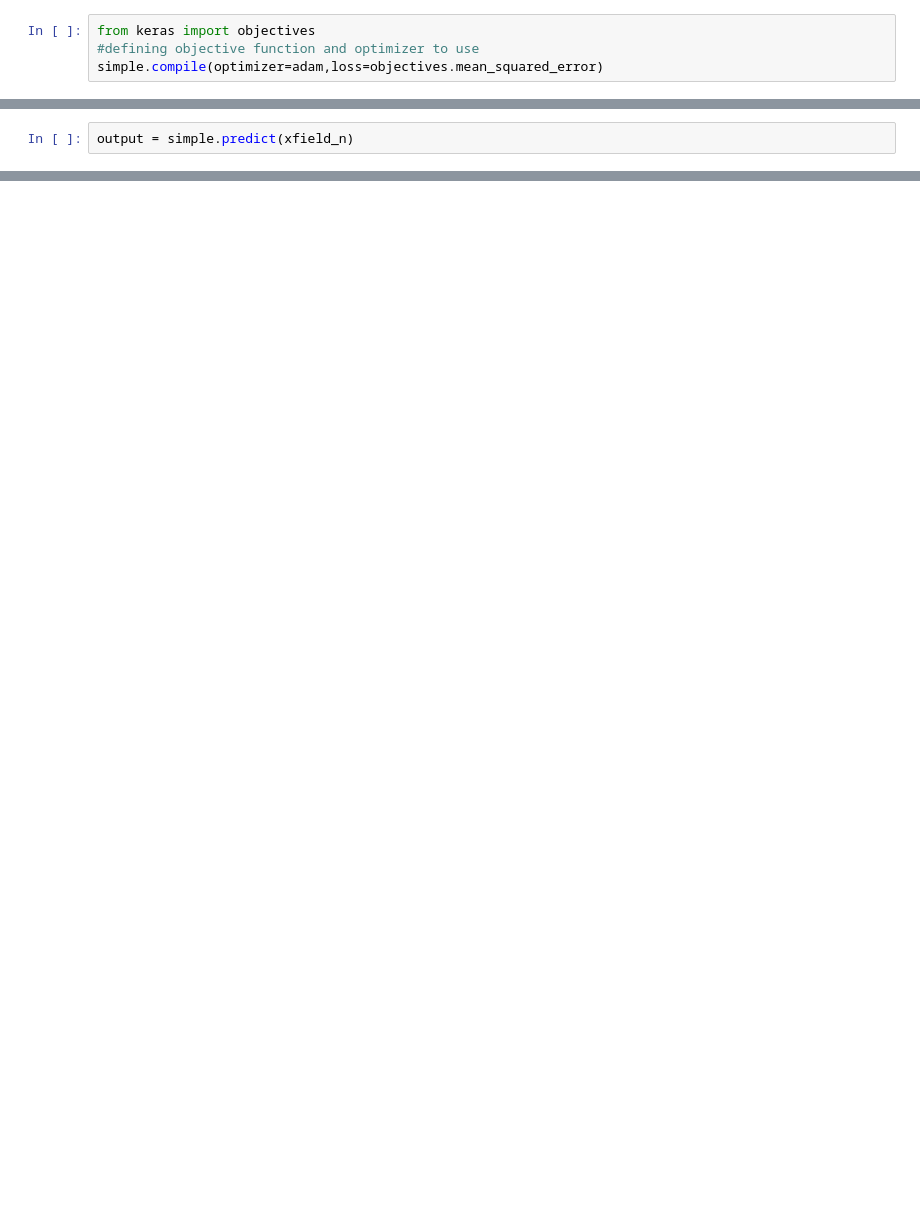
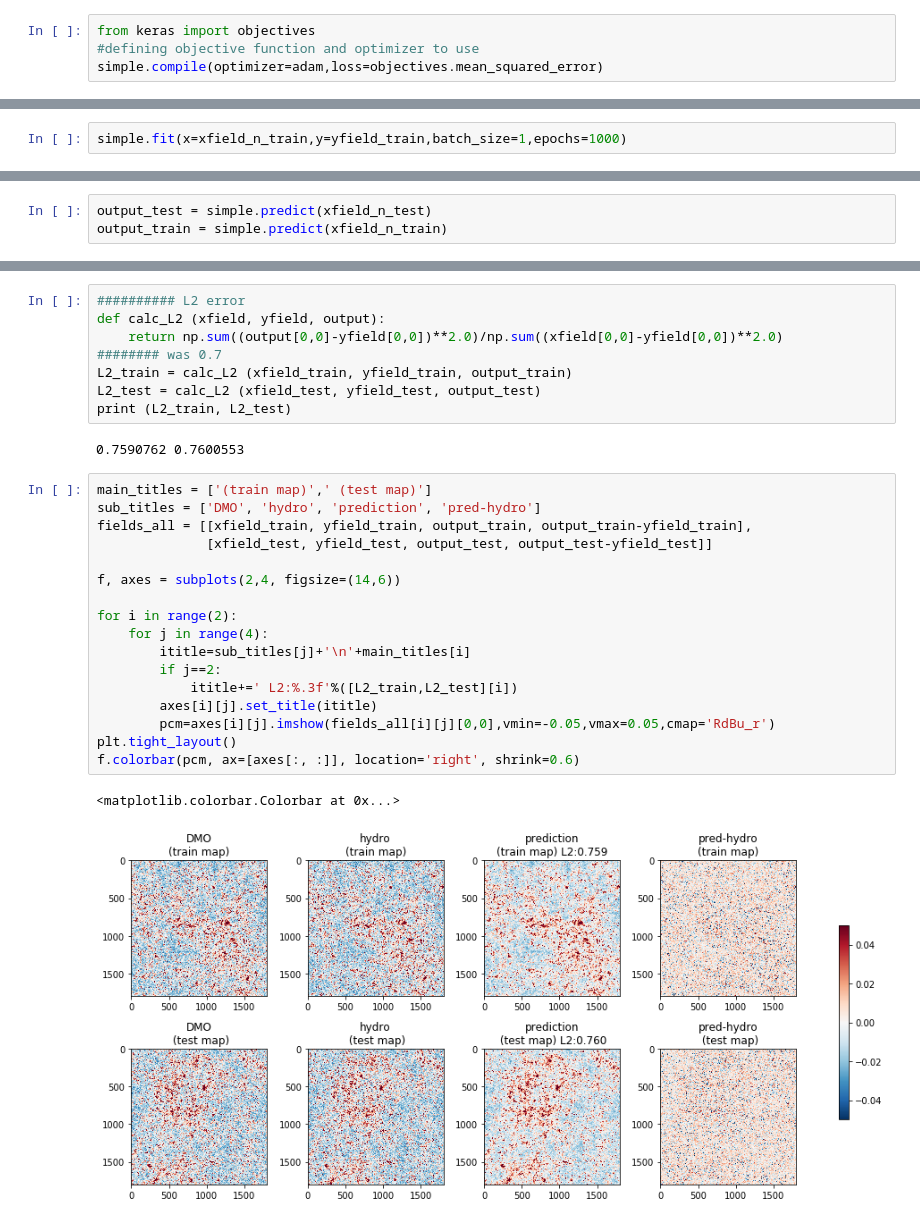
Before and after one commit to liuxx479/baryonification, a Jupyter notebook: test.ipynb, the cells around one changed output, grey strips where cells are left out. Saved outputs shown, nothing was run; the diff lists cells and outputs as text; blank space fills up the shorter version.

Commit message:
adding test map

```diff
--- a/test.ipynb
+++ b/test.ipynb
@@ -157,2 +171,0 @@ Epoch 494/1000
-# %%
-output = simple.predict(xfield_n)
@@ -175,0 +172,2 @@ plt.show()
+# %%
+simple.fit(x=xfield_n_train,y=yfield_train,batch_size=1,epochs=1000)
@@ -175,0 +193,3 @@ plt.show()
+# %%
+output_test = simple.predict(xfield_n_test)
+output_train = simple.predict(xfield_n_train)
@@ -175,0 +212,30 @@ plt.show()
+# %%
+########## L2 error
+def calc_L2 (xfield, yfield, output):
+    return np.sum((output[0,0]-yfield[0,0])**2.0)/np.sum((xfield[0,0]-yfield[0,0])**2.0)
+######## was 0.7
+L2_train = calc_L2 (xfield_train, yfield_train, output_train)
+L2_test = calc_L2 (xfield_test, yfield_test, output_test)
+print (L2_train, L2_test)
+# %% [output]
+0.7590762 0.7600553
+# %%
+main_titles = ['(train map)',' (test map)']
+sub_titles = ['DMO', 'hydro', 'prediction', 'pred-hydro']
+fields_all = [[xfield_train, yfield_train, output_train, output_train-yfield_train],
+              [xfield_test, yfield_test, output_test, output_test-yfield_test]]
+
+f, axes = subplots(2,4, figsize=(14,6))
+
+for i in range(2):
+    for j in range(4):
+        ititle=sub_titles[j]+'\n'+main_titles[i]
+        if j==2:
+            ititle+=' L2:%.3f'%([L2_train,L2_test][i])
+        axes[i][j].set_title(ititle)
+        pcm=axes[i][j].imshow(fields_all[i][j][0,0],vmin=-0.05,vmax=0.05,cmap='RdBu_r')
+plt.tight_layout()
+f.colorbar(pcm, ax=[axes[:, :]], location='right', shrink=0.6)
+# %% [output]
+<matplotlib.colorbar.Colorbar at 0x...>
+[figure, added]
```
Also changed, not shown: parts of 15 cells of this notebook.
